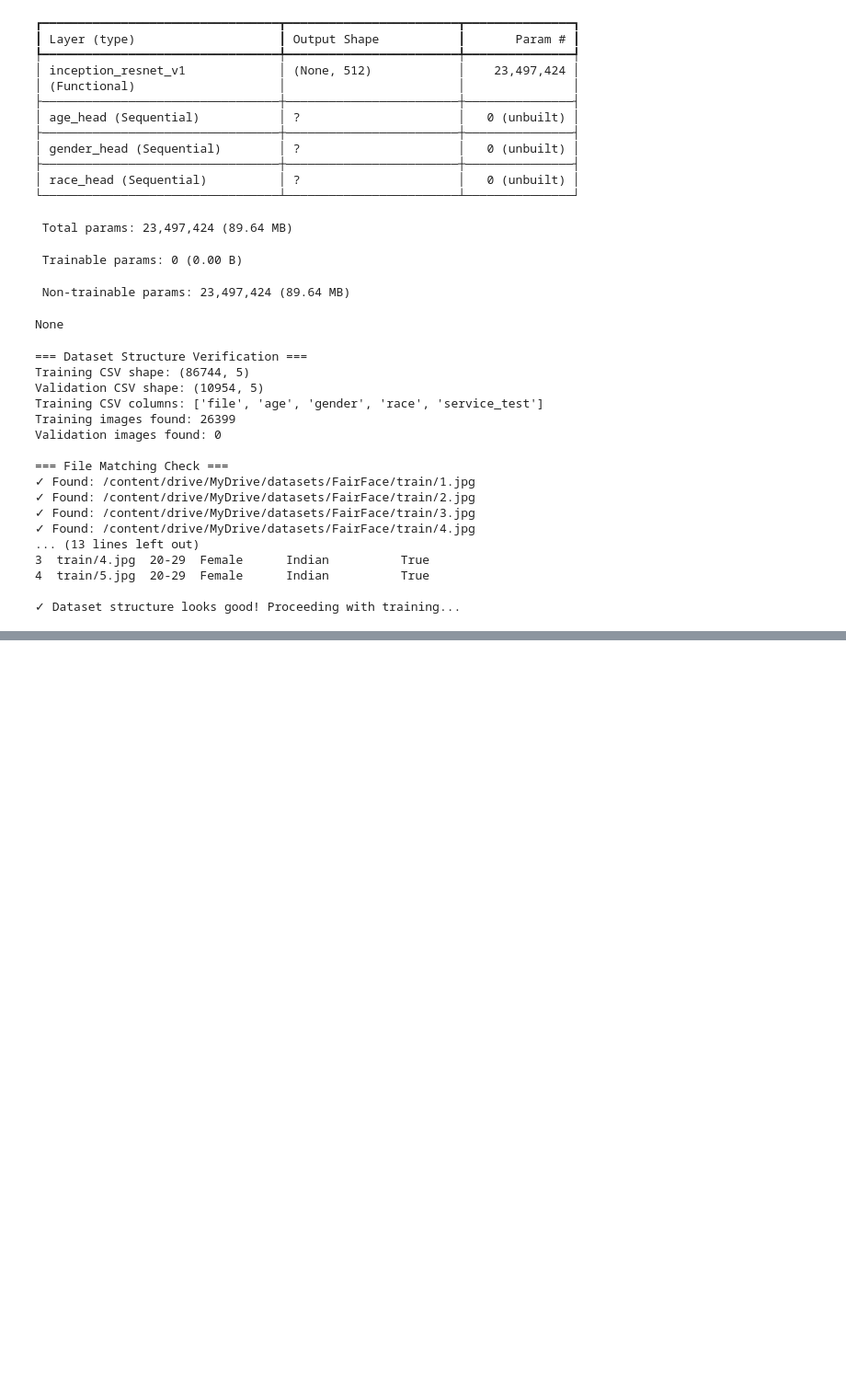
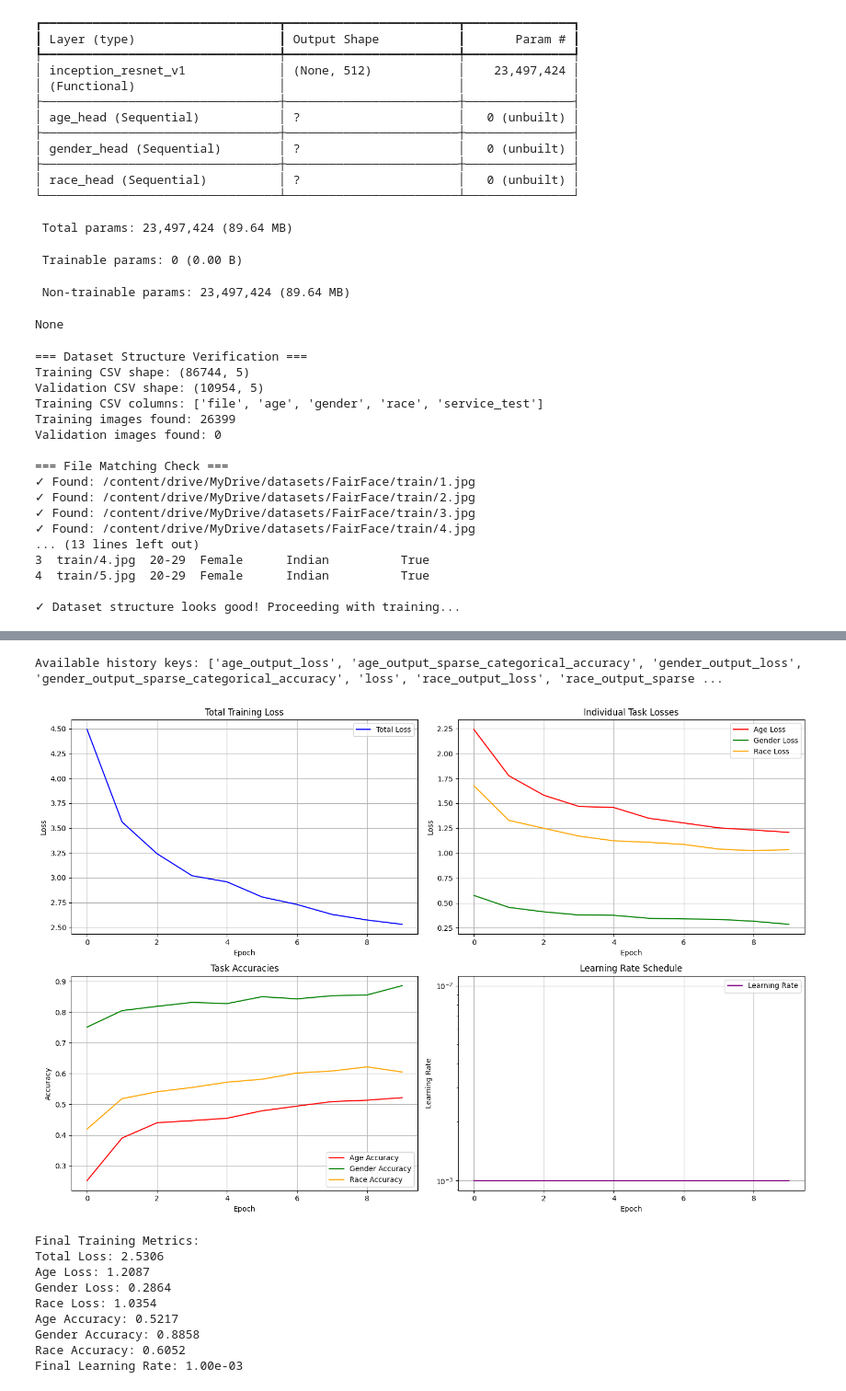
Before and after one commit to ayobami7/face_recognition_model, a Jupyter notebook: fairface_facenet.ipynb, the cells around one changed output, grey strips where cells are left out. Shown at 92% size. Cells and saved outputs as stored; diff of their text form; code cells hidden in the pictures; blank space fills up the shorter version.

```diff
--- a/fairface_facenet.ipynb
+++ b/fairface_facenet.ipynb
@@ -371,7 +339,7 @@ train_processor = FairFaceDataProcessor(
     img_size=IMG_SIZE,
     sample_size=SAMPLE_SIZE,
     is_validation=False
-)
+).filter_missing_files()
 
 print("\nCreating validation data processor...")
 val_processor = FairFaceDataProcessor(
@@ -380,7 +348,7 @@ val_processor = FairFaceDataProcessor(
     img_size=IMG_SIZE,
     sample_size=SAMPLE_SIZE//5 if SAMPLE_SIZE else None,
     is_validation=True
-)
+).filter_missing_files()
 
 # Copy encoders from training to validation processor
 val_processor.age_encoder = train_processor.age_encoder
@@ -623 +587,73 @@ print(f"Race Accuracy: {results[8]:.4f}")
+# %%
+print("Available history keys:", list(history.history.keys()))
+# %% [output]
+Available history keys: ['age_output_loss', 'age_output_sparse_categorical_accuracy', 'gender_output_loss', 'gender_output_sparse_categorical_accuracy', 'loss', 'race_output_loss', 'race_output_sparse ...
+# %%
+
+def plot_history(history):
+    fig, ((ax1, ax2), (ax3, ax4)) = plt.subplots(2, 2, figsize=(15, 10))
+
+    # Total Loss
+    ax1.plot(history.history['loss'], label='Total Loss', color='blue')
+    ax1.set_title('Total Training Loss')
+    ax1.set_xlabel('Epoch')
+    ax1.set_ylabel('Loss')
+    ax1.legend()
+    ax1.grid(True)
+
+    # Individual Task Losses
+    ax2.plot(history.history['age_output_loss'], label='Age Loss', color='red')
+    ax2.plot(history.history['gender_output_loss'], label='Gender Loss', color='green')
+    ax2.plot(history.history['race_output_loss'], label='Race Loss', color='orange')
+    ax2.set_title('Individual Task Losses')
+    ax2.set_xlabel('Epoch')
+    ax2.set_ylabel('Loss')
+    ax2.legend()
+    ax2.grid(True)
+
+    # Task Accuracies
+    ax3.plot(history.history['age_output_sparse_categorical_accuracy'], label='Age Accuracy', color='red')
+    ax3.plot(history.history['gender_output_sparse_categorical_accuracy'], label='Gender Accuracy', color='green')
+    ax3.plot(history.history['race_output_sparse_categorical_accuracy'], label='Race Accuracy', color='orange')
+    ax3.set_title('Task Accuracies')
+    ax3.set_xlabel('Epoch')
+    ax3.set_ylabel('Accuracy')
+    ax3.legend()
+    ax3.grid(True)
+
+    # Learning Rate
+    ax4.plot(history.history['learning_rate'], label='Learning Rate', color='purple')
+    ax4.set_title('Learning Rate Schedule')
+    ax4.set_xlabel('Epoch')
+    ax4.set_ylabel('Learning Rate')
+    ax4.legend()
+    ax4.grid(True)
+    ax4.set_yscale('log')  # Log scale for learning rate
+
+    plt.tight_layout()
+    plt.show()
+
+    # Print final metrics
+    print("Final Training Metrics:")
+    print(f"Total Loss: {history.history['loss'][-1]:.4f}")
+    print(f"Age Loss: {history.history['age_output_loss'][-1]:.4f}")
+    print(f"Gender Loss: {history.history['gender_output_loss'][-1]:.4f}")
+    print(f"Race Loss: {history.history['race_output_loss'][-1]:.4f}")
+    print(f"Age Accuracy: {history.history['age_output_sparse_categorical_accuracy'][-1]:.4f}")
+    print(f"Gender Accuracy: {history.history['gender_output_sparse_categorical_accuracy'][-1]:.4f}")
+    print(f"Race Accuracy: {history.history['race_output_sparse_categorical_accuracy'][-1]:.4f}")
+    print(f"Final Learning Rate: {history.history['learning_rate'][-1]:.2e}")
+
+plot_history(history)
+# %% [output]
+[figure, added]
+Final Training Metrics:
+Total Loss: 2.5306
+Age Loss: 1.2087
+Gender Loss: 0.2864
+Race Loss: 1.0354
+Age Accuracy: 0.5217
+Gender Accuracy: 0.8858
+Race Accuracy: 0.6052
+Final Learning Rate: 1.00e-03
 # %%
```
Also changed, not shown: parts of 9 cells of this notebook.
